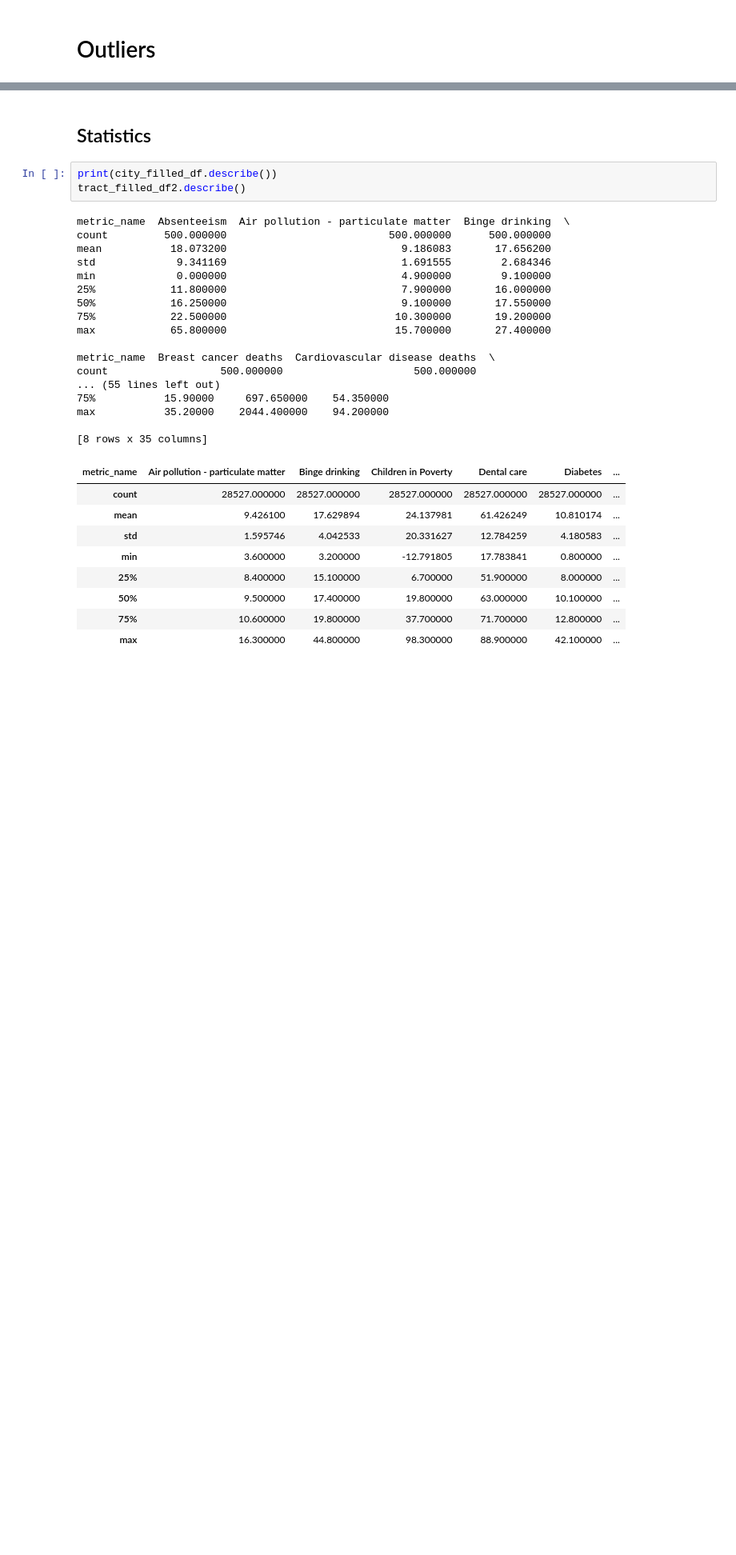
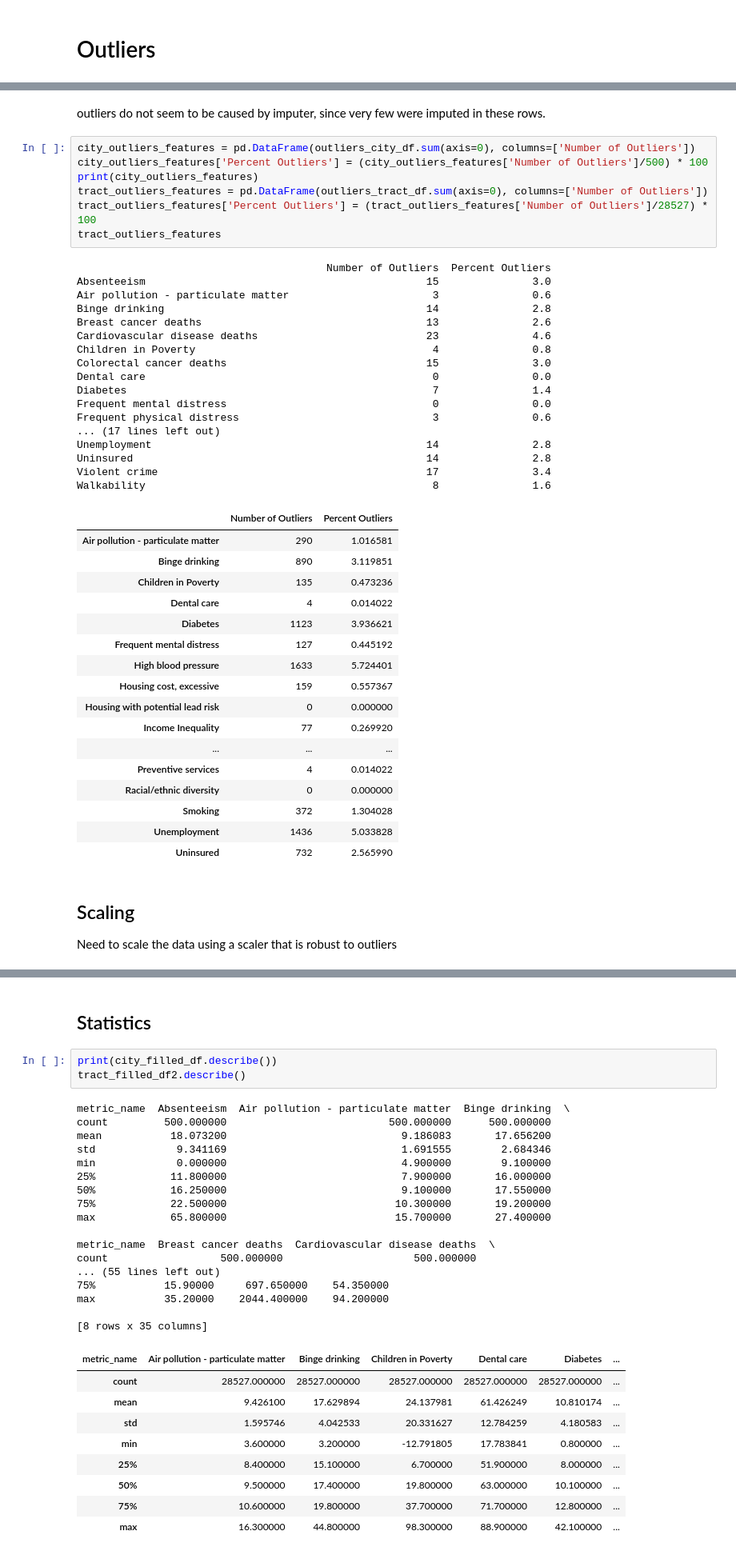
Before and after one commit to lilfetz22/Health_Scores_CAP2, a Jupyter notebook: scripts/Health_Scores_EDA.ipynb, the cells around one changed output, grey strips where cells are left out. Shown at 80% size. Cells and saved outputs as stored; diff of their text form; blank space fills up the shorter version.

```diff
--- a/scripts/Health_Scores_EDA.ipynb
+++ b/scripts/Health_Scores_EDA.ipynb
@@ -510,0 +615,47 @@ for i in range(0,len(l2)):
+# %% [markdown]
+outliers do not seem to be caused by imputer, since very few were imputed in these rows.
+# %%
+city_outliers_features = pd.DataFrame(outliers_city_df.sum(axis=0), columns=['Number of Outliers'])
+city_outliers_features['Percent Outliers'] = (city_outliers_features['Number of Outliers']/500) * 100
+print(city_outliers_features)
+tract_outliers_features = pd.DataFrame(outliers_tract_df.sum(axis=0), columns=['Number of Outliers'])
+tract_outliers_features['Percent Outliers'] = (tract_outliers_features['Number of Outliers']/28527) * 100
+tract_outliers_features
+# %% [output]
+                                        Number of Outliers  Percent Outliers
+Absenteeism                                             15               3.0
+Air pollution - particulate matter                       3               0.6
+Binge drinking                                          14               2.8
+Breast cancer deaths                                    13               2.6
+Cardiovascular disease deaths                           23               4.6
+Children in Poverty                                      4               0.8
+Colorectal cancer deaths                                15               3.0
+Dental care                                              0               0.0
+Diabetes                                                 7               1.4
+Frequent mental distress                                 0               0.0
+Frequent physical distress                               3               0.6
+... (17 lines left out)
+Unemployment                                            14               2.8
+Uninsured                                               14               2.8
+Violent crime                                           17               3.4
+Walkability                                              8               1.6
+|  | Number of Outliers | Percent Outliers |
+| Air pollution - particulate matter | 290 | 1.016581 |
+| Binge drinking | 890 | 3.119851 |
+| Children in Poverty | 135 | 0.473236 |
+| Dental care | 4 | 0.014022 |
+| Diabetes | 1123 | 3.936621 |
+| Frequent mental distress | 127 | 0.445192 |
+| High blood pressure | 1633 | 5.724401 |
+| Housing cost, excessive | 159 | 0.557367 |
+| Housing with potential lead risk | 0 | 0.000000 |
+| Income Inequality | 77 | 0.269920 |
+| ... | ... | ... |
+| Preventive services | 4 | 0.014022 |
+| Racial/ethnic diversity | 0 | 0.000000 |
+| Smoking | 372 | 1.304028 |
+| Unemployment | 1436 | 5.033828 |
+| Uninsured | 732 | 2.565990 |
+# %% [markdown]
+## Scaling
+Need to scale the data using a scaler that is robust to outliers
```
Also changed, not shown: parts of 35 cells of this notebook, 4 other files.
